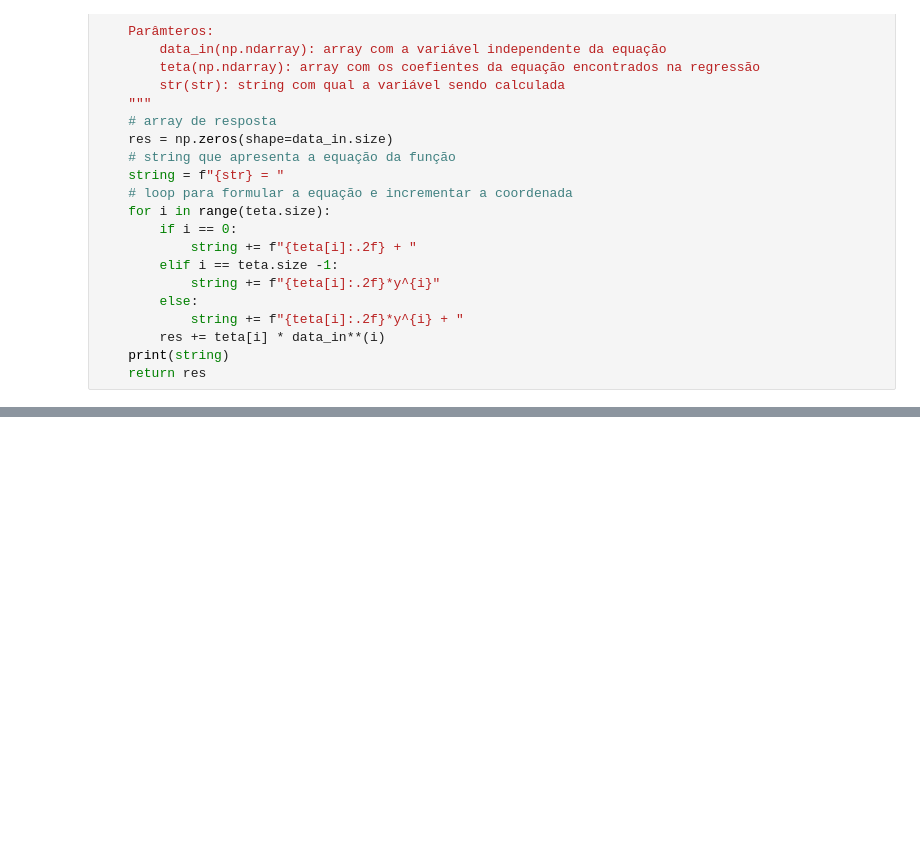
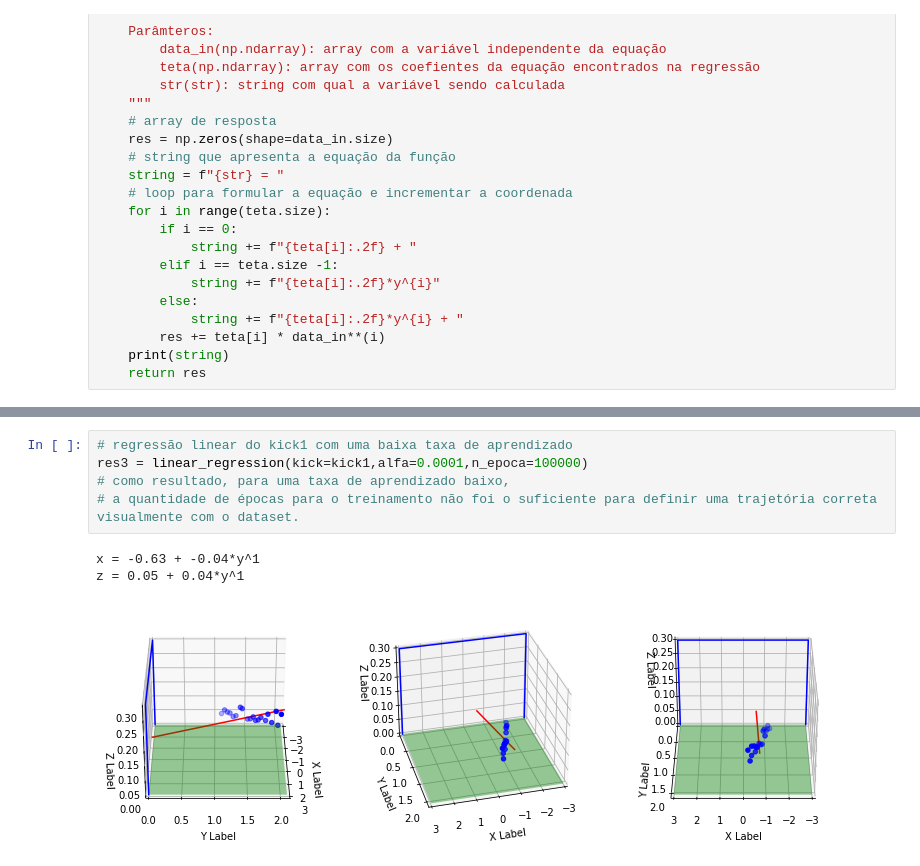
Before and after one commit to mc886A-1sem21/p2, a Jupyter notebook: regression_task.ipynb, the cells around one changed output, grey strips where cells are left out. Saved outputs shown, nothing was run; the diff lists cells and outputs as text; blank space fills up the shorter version.

```diff
--- a/regression_task.ipynb
+++ b/regression_task.ipynb
@@ -264,0 +295,9 @@ z = 0.22 + 0.18*y^1 + -0.11*y^2
+# %%
+# regressão linear do kick1 com uma baixa taxa de aprendizado
+res3 = linear_regression(kick=kick1,alfa=0.0001,n_epoca=100000)
+# como resultado, para uma taxa de aprendizado baixo,
+# a quantidade de épocas para o treinamento não foi o suficiente para definir uma trajetória correta visualmente com o dataset.
+# %% [output]
+x = -0.63 + -0.04*y^1
+z = 0.05 + 0.04*y^1
+[figure, added]
```
Also changed, not shown: parts of 48 cells of this notebook.
